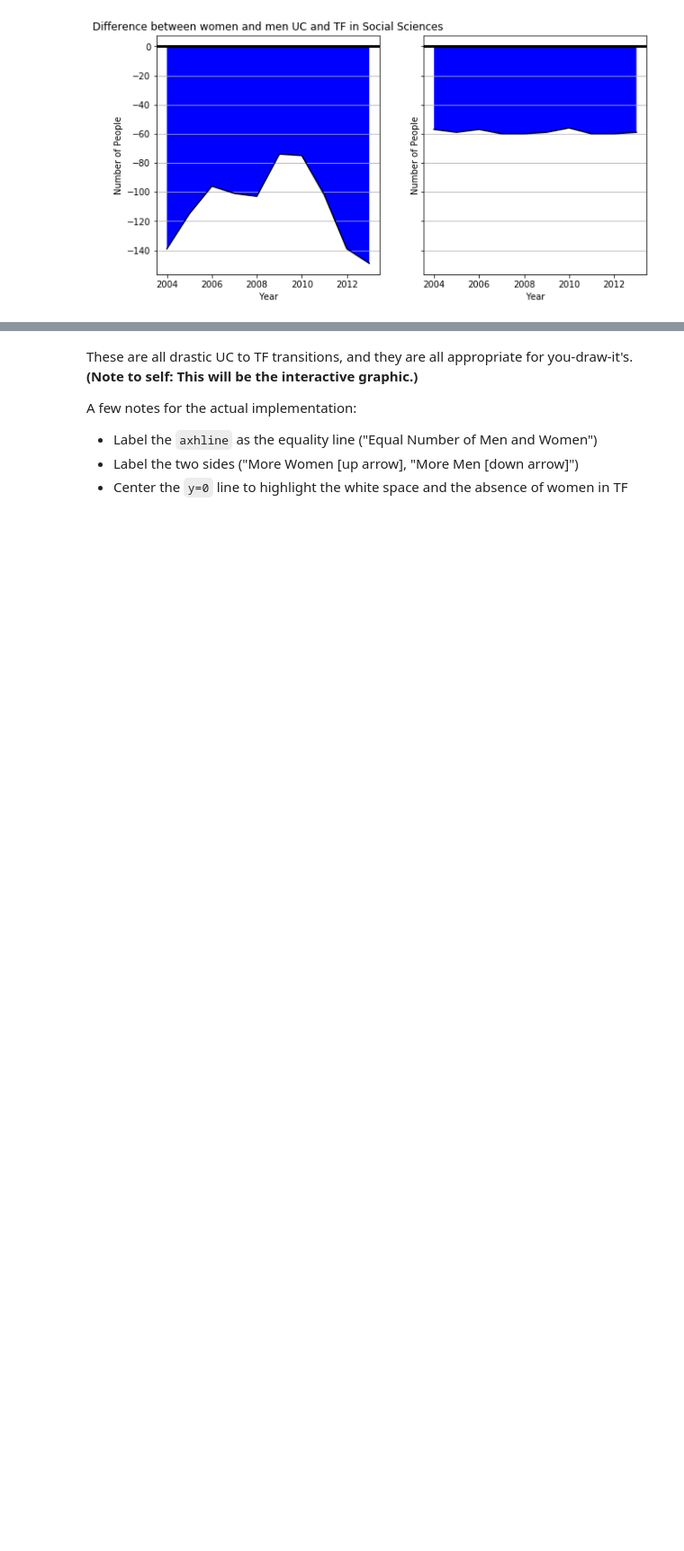
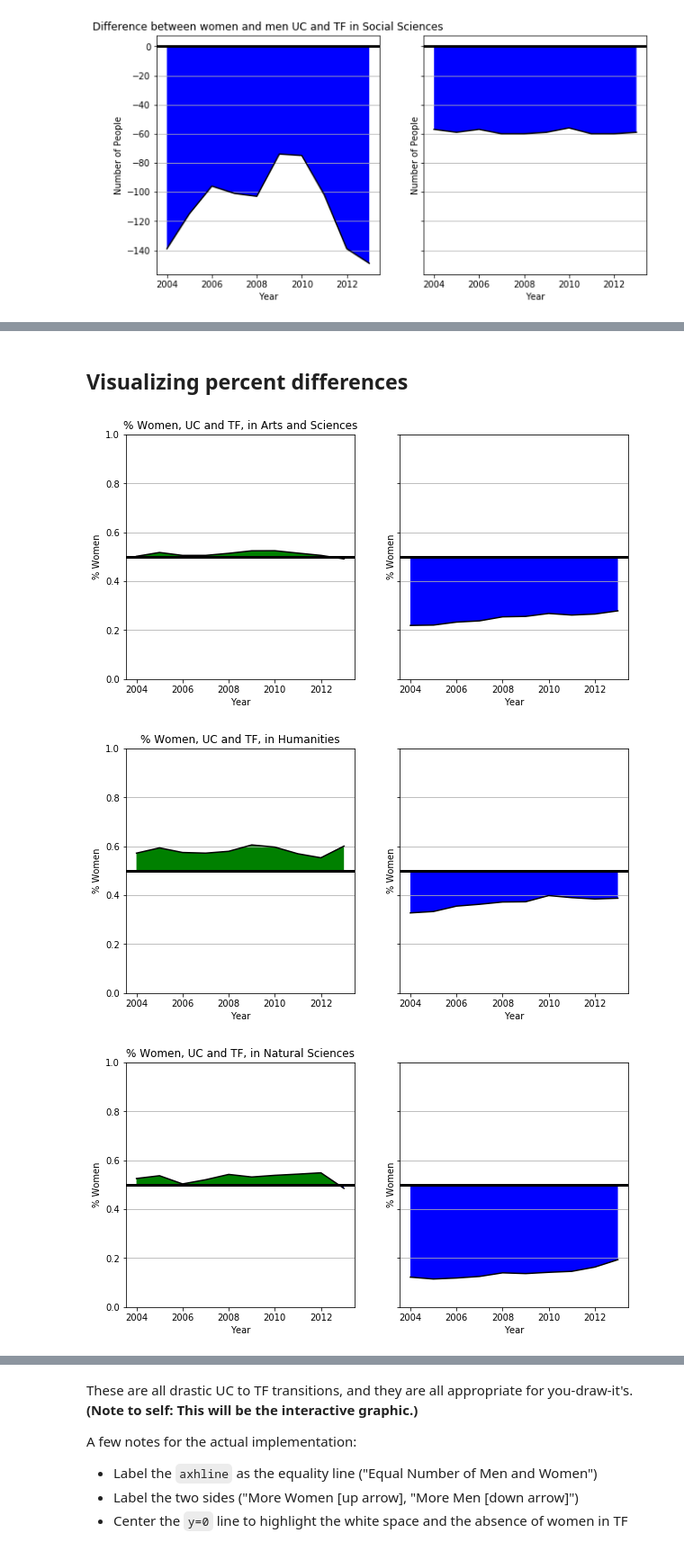
Before and after one commit to jsonkao/CU-female-representation, a Jupyter notebook: notebooks/female-representation.ipynb, the cells around one changed output, grey strips where cells are left out. Shown: that part at 90% size. Drawn from its saved outputs; the diff is of its cells as text; code cells hidden in the pictures; blank space fills up the shorter version.

Commit message:
percent women

```diff
--- a/notebooks/female-representation.ipynb
+++ b/notebooks/female-representation.ipynb
@@ -174,0 +177,32 @@ for a in range(len(areas)):
+# %% [markdown]
+## Visualizing percent differences
+# %%
+def plotFemalePercents(plot, area, rank, abbreviate=True, title=True):
+    if title:
+        labelIndex = 1 if abbreviate else 0
+        plot.set_title('Difference between Number of Female and Male {} in {}'.format(ranks[rank][labelIndex], areas[area][labelIndex]))
+
+    table = requestTable(area, rank)
+    percents = table['Women'] / (table['Women'] + table['Men'])
+    plot.plot(table['Year'], percents, linestyle='-', marker='', color='black')
+    plot.set_xlabel('Year')
+    plot.set_ylabel('% Women')
+
+    plot.axis(ymin=0, ymax=1)
+
+    plot.fill_between(table['Year'], percents, 0.5, where=(percents > 0.5), facecolor='g', interpolate=True)
+    plot.fill_between(table['Year'], 0.5, percents, where=(percents < 0.5), facecolor='b', interpolate=True)
+
+    plot.axhline(y=0.5,linewidth=3, color='black')
+
+    plot.yaxis.grid(True)
+# %%
+for a in range(len(areas)):
+    fig, ax_lst = plt.subplots(1, 2, figsize=(10,5), sharey=True)
+    ax_lst[0].set_title('% Women, UC and TF, in {}'.format(areas[a][0]))
+    for r in range(2):
+        plotFemalePercents(ax_lst[r], a, r*3, title=False)
+# %% [output]
+[figure, added]
+[figure, added]
+[figure, added]
```
Also changed, not shown: parts of 11 cells of this notebook.
